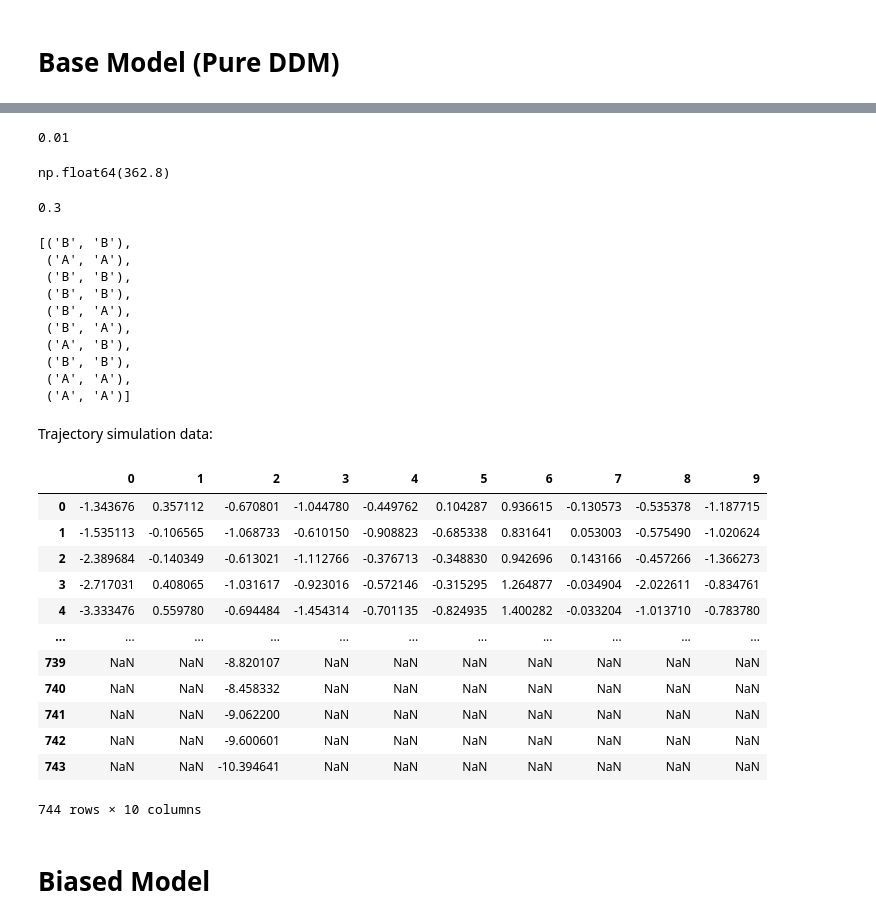
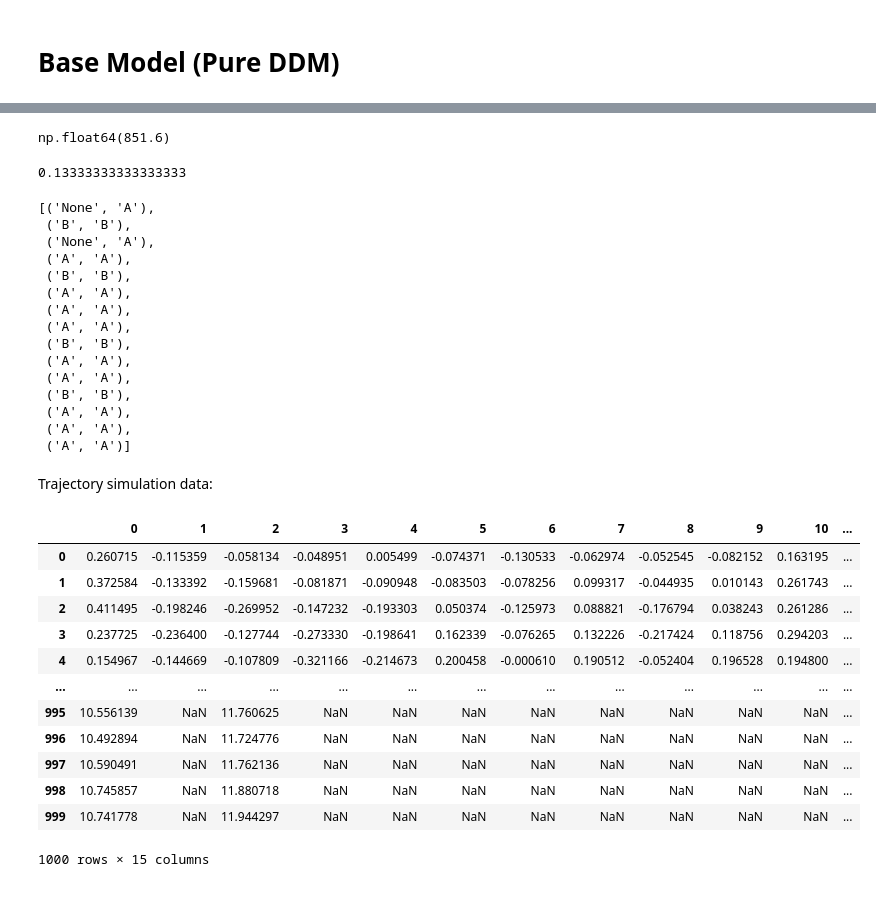
Before and after one commit to jjjj17/DDM, a Jupyter notebook: ddm.ipynb, the cells around one changed output, grey strips where cells are left out. Cells and saved outputs as stored; diff of their text form; code cells hidden in the pictures.

```diff
--- a/ddm.ipynb
+++ b/ddm.ipynb
@@ -15 +9,5 @@ ddm_one.simulate(trials=10,timesteps=1000)
+# %%
+ddm_one = DDM(drift_rate=0.017348, noise_mag=0.1, threshold=15,initial_condition=0.03) #drift rate max is around 0.07.
+# %%
+simulation_one = Simulation(ddm_one, 1, 1000,15)
 # %%
@@ -17,45 +18,44 @@ ddm_one.plot_trajectories()
-# %%
-ddm_one.drift_rate
-# %% [output]
-0.01
 # %%
-ddm_one.reaction_times.mean()
+simulation_one.reaction_times.mean()
 # %% [output]
-np.float64(362.8)
+np.float64(851.6)
 # %%
-ddm_one.error_rate
+simulation_one.error_rate
 # %% [output]
-0.3
+0.13333333333333333
 # %%
-ddm_one.simulated_results
+simulation_one.simulated_results
 # %% [output]
-[('B', 'B'),
+[('None', 'A'),
+ ('B', 'B'),
+ ('None', 'A'),
  ('A', 'A'),
  ('B', 'B'),
- ('B', 'B'),
- ('B', 'A'),
- ('B', 'A'),
- ('A', 'B'),
+ ('A', 'A'),
+ ('A', 'A'),
+ ('A', 'A'),
  ('B', 'B'),
  ('A', 'A'),
+ ('A', 'A'),
+ ('B', 'B'),
+ ('A', 'A'),
+ ('A', 'A'),
  ('A', 'A')]
 # %% [markdown]
 Trajectory simulation data:
 # %%
-pd.DataFrame(ddm_one.simulated_trajectories).T
+pd.DataFrame(simulation_one.simulated_trajectories).T
 # %% [output]
-|  | 0 | 1 | 2 | 3 | 4 | 5 | 6 | 7 | 8 | 9 |
-| 0 | -1.343676 | 0.357112 | -0.670801 | -1.044780 | -0.449762 | 0.104287 | 0.936615 | -0.130573 | -0.535378 | -1.187715 |
-| 1 | -1.535113 | -0.106565 | -1.068733 | -0.610150 | -0.908823 | -0.685338 | 0.831641 | 0.053003 | -0.575490 | -1.020624 |
-| 2 | -2.389684 | -0.140349 | -0.613021 | -1.112766 | -0.376713 | -0.348830 | 0.942696 | 0.143166 | -0.457266 | -1.366273 |
-| 3 | -2.717031 | 0.408065 | -1.031617 | -0.923016 | -0.572146 | -0.315295 | 1.264877 | -0.034904 | -2.022611 | -0.834761 |
-| 4 | -3.333476 | 0.559780 | -0.694484 | -1.454314 | -0.701135 | -0.824935 | 1.400282 | -0.033204 | -1.013710 | -0.783780 |
-| ... | ... | ... | ... | ... | ... | ... | ... | ... | ... | ... |
-| 739 | NaN | NaN | -8.820107 | NaN | NaN | NaN | NaN | NaN | NaN | NaN |
-| 740 | NaN | NaN | -8.458332 | NaN | NaN | NaN | NaN | NaN | NaN | NaN |
-| 741 | NaN | NaN | -9.062200 | NaN | NaN | NaN | NaN | NaN | NaN | NaN |
-| 742 | NaN | NaN | -9.600601 | NaN | NaN | NaN | NaN | NaN | NaN | NaN |
-| 743 | NaN | NaN | -10.394641 | NaN | NaN | NaN | NaN | NaN | NaN | NaN |
+|  | 0 | 1 | 2 | 3 | 4 | 5 | 6 | 7 | 8 | 9 | 10 | ... |
+| 0 | 0.260715 | -0.115359 | -0.058134 | -0.048951 | 0.005499 | -0.074371 | -0.130533 | -0.062974 | -0.052545 | -0.082152 | 0.163195 | ... |
+| 1 | 0.372584 | -0.133392 | -0.159681 | -0.081871 | -0.090948 | -0.083503 | -0.078256 | 0.099317 | -0.044935 | 0.010143 | 0.261743 | ... |
+| 2 | 0.411495 | -0.198246 | -0.269952 | -0.147232 | -0.193303 | 0.050374 | -0.125973 | 0.088821 | -0.176794 | 0.038243 | 0.261286 | ... |
+| 3 | 0.237725 | -0.236400 | -0.127744 | -0.273330 | -0.198641 | 0.162339 | -0.076265 | 0.132226 | -0.217424 | 0.118756 | 0.294203 | ... |
+| 4 | 0.154967 | -0.144669 | -0.107809 | -0.321166 | -0.214673 | 0.200458 | -0.000610 | 0.190512 | -0.052404 | 0.196528 | 0.194800 | ... |
+| ... | ... | ... | ... | ... | ... | ... | ... | ... | ... | ... | ... | ... |
+| 995 | 10.556139 | NaN | 11.760625 | NaN | NaN | NaN | NaN | NaN | NaN | NaN | NaN | ... |
+| 996 | 10.492894 | NaN | 11.724776 | NaN | NaN | NaN | NaN | NaN | NaN | NaN | NaN | ... |
+| 997 | 10.590491 | NaN | 11.762136 | NaN | NaN | NaN | NaN | NaN | NaN | NaN | NaN | ... |
+| 998 | 10.745857 | NaN | 11.880718 | NaN | NaN | NaN | NaN | NaN | NaN | NaN | NaN | ... |
+| 999 | 10.741778 | NaN | 11.944297 | NaN | NaN | NaN | NaN | NaN | NaN | NaN | NaN | ... |
-744 rows × 10 columns
+1000 rows × 15 columns
-# %% [markdown]
-# Biased Model
```
Also changed, not shown: parts of 12 cells of this notebook, 1 other file.
